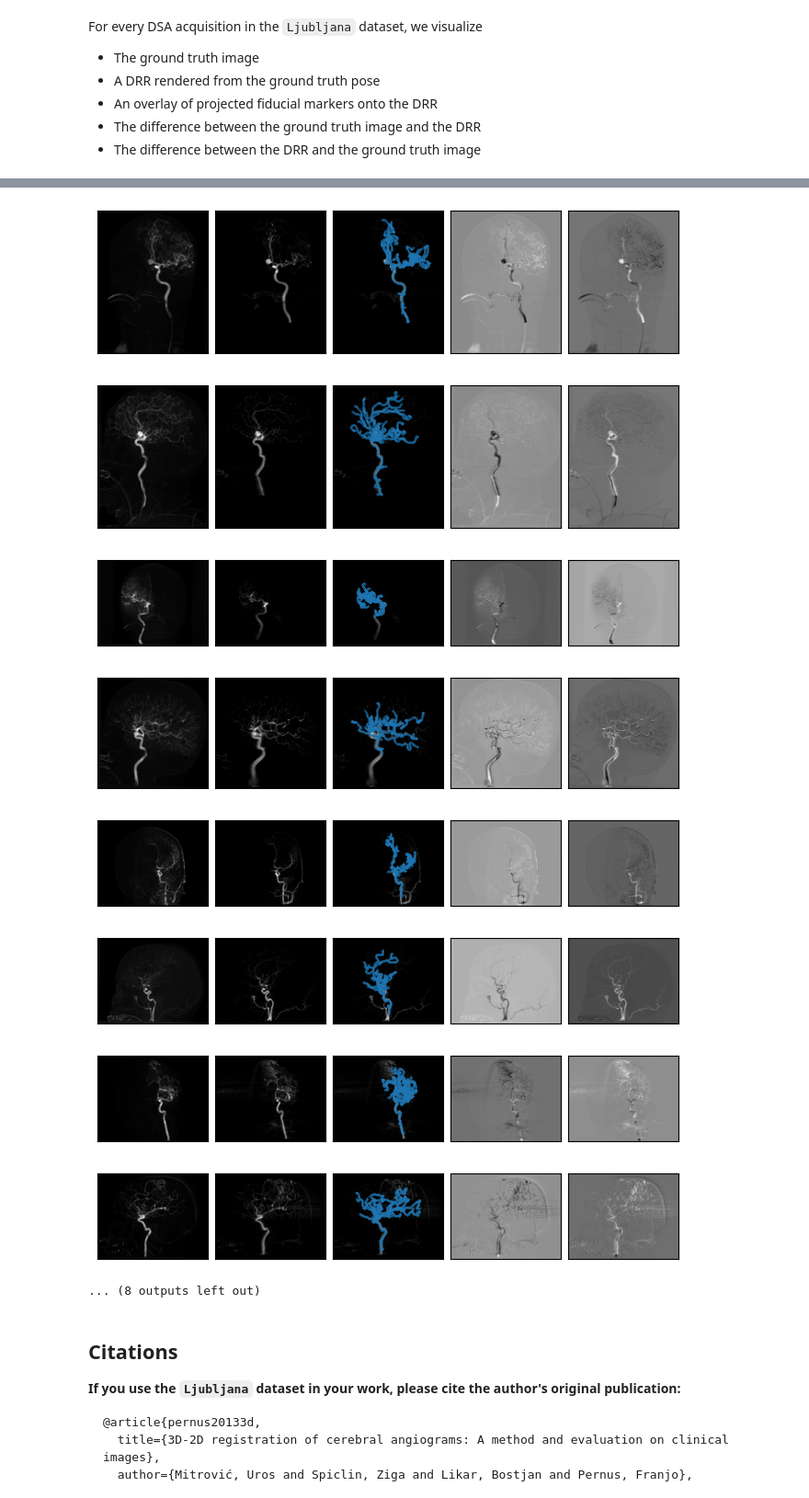
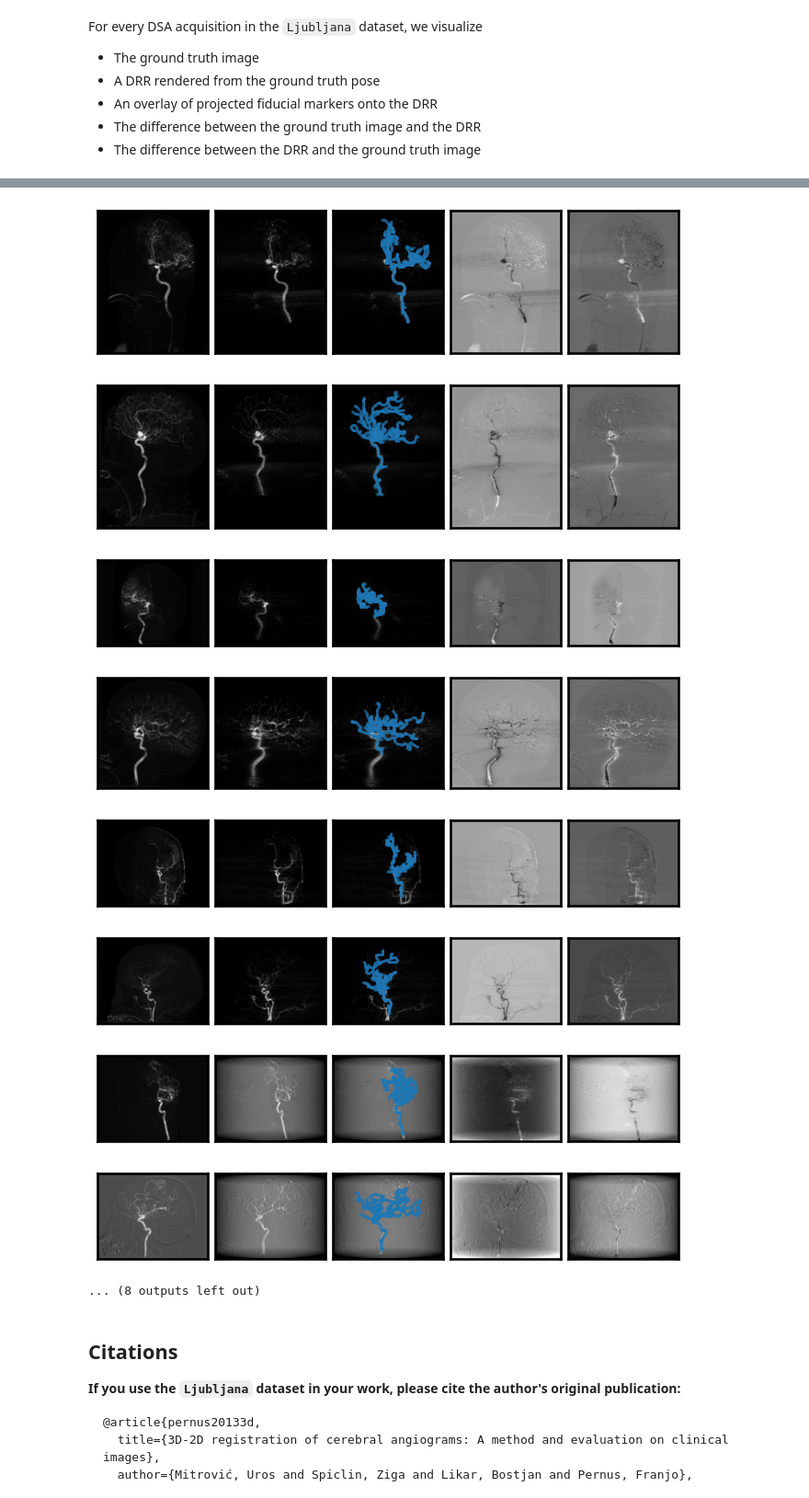
Before and after one commit to eigenvivek/DiffDRR-Datasets, a Jupyter notebook: notebooks/01_ljubljana.ipynb, the cells around one changed output, grey strips where cells are left out. Shown at 92% size. Saved outputs shown, nothing was run; the diff lists cells and outputs as text; code cells hidden in the pictures.

```diff
--- a/notebooks/01_ljubljana.ipynb
+++ b/notebooks/01_ljubljana.ipynb
@@ -73,9 +73,7 @@ class LjubljanaDataset(torch.utils.data.Dataset):
         )
 
         if self.preprocess:
-            img = img - img.mode().values.mode().values.item()  # Subtract background color
-            img = torch.clamp(img, -1, 0) + 1  # Restrict to [0, 1]
-            img += 1  # Convert to log-scale
+            img += 1
             img = img.max().log() - img.log()
 
         pose = (
@@ -180,7 +178,7 @@ class Transforms:
             [
                 Lambda(lambda x: (x - x.min()) / (x.max() - x.min() + eps)),
                 Resize((height, width), antialias=True),
-                Normalize(mean=0.0306, std=0.0564),
+                Normalize(mean=0.0774, std=0.0569),
             ]
         )
 
@@ -249,7 +247,7 @@ for id_number in range(1, 11):
             delx,
             width,
             dely,
-            x0,
+            -x0,
             y0,
             reverse_x_axis=False,
         )
@@ -270,11 +268,11 @@ for id_number in range(1, 11):
-[figure, old version]
+[figure, new version]
-[figure, old version]
+[figure, new version]
-[figure, old version]
+[figure, new version]
-[figure, old version]
+[figure, new version]
-[figure, old version]
+[figure, new version]
-[figure, old version]
+[figure, new version]
-[figure, old version]
+[figure, new version]
-[figure, old version]
+[figure, new version]
 ... (8 outputs left out)
 # %% [markdown]
 ## Citations
```
Also changed, not shown: parts of 3 cells of this notebook, 8 other files.
